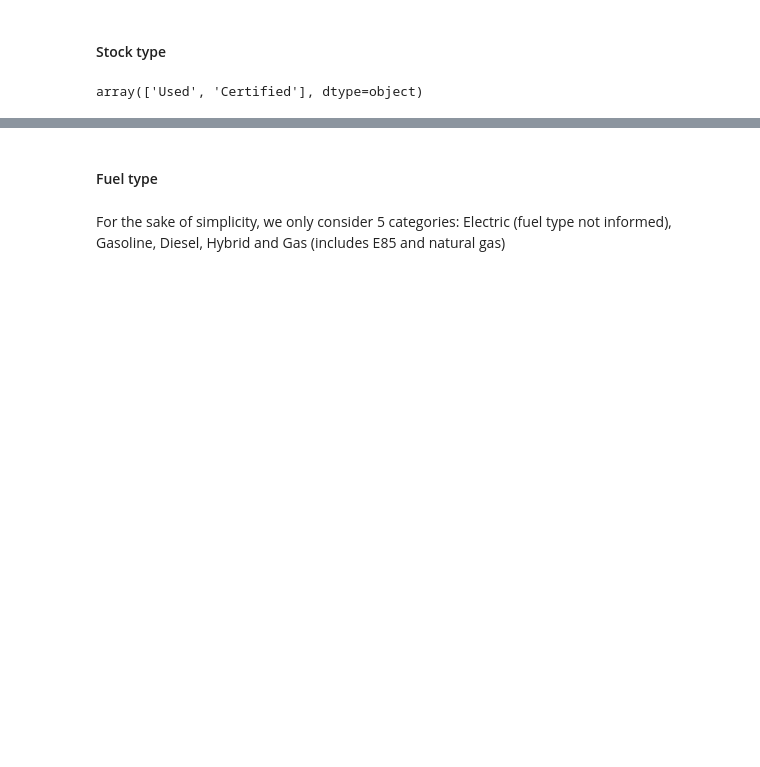
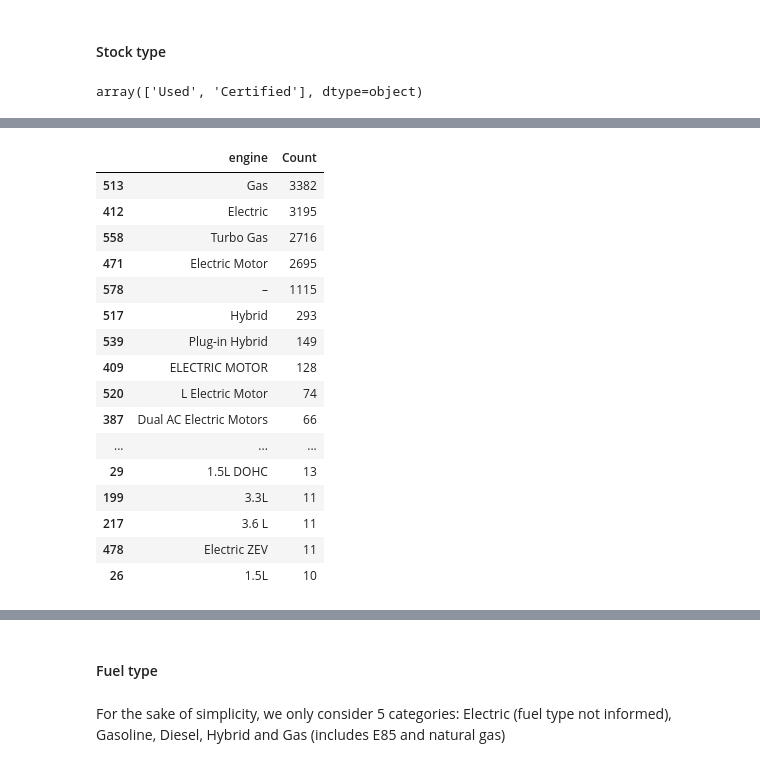
Before and after one commit to jcllanu/residual-value, a Jupyter notebook: residual_value_model.ipynb, the cells around one changed output, grey strips where cells are left out. Cells and saved outputs as stored; diff of their text form; code cells hidden in the pictures; blank space fills up the shorter version.

```diff
--- a/residual_value_model.ipynb
+++ b/residual_value_model.ipynb
@@ -675,0 +533,42 @@ df['model_v2'] = df.apply(get_model, axis=1)
+# %%
+def get_right_hand_side_cylinders(text):
+    result=""
+    for char in text:
+        if char.isdigit():
+            result += char
+        elif char =='.':
+            return "" #This number has nothing to do with cylinders
+        elif char =='V':
+            return "" #This is the number of valves
+        else:
+            break  # Stop when we encounter a non-number, non-dot character, or a second dot
+    return result
+
+def get_left_hand_side_cylinders(text):
+    result=""
+    for char in text[::-1]:
+        if char.isdigit():
+            result = char + result
+        elif char =='.':
+            return "" #This number has nothing to do with cylinders
+        else:
+            break  # Stop when we encounter a non-number, non-dot character, or a second dot
+    return result
+
+def get_engine_cylinders(text):
+    possible_splitters=['Inline-','Flat-', 'Inline','Flat','Transverse','I-', 'V-', 'W-', 'H-', 'L-', 'l-', 'IC', 'VR', 'I', 'H', 'V',  'T', 'L', 'F']
+    for splitter in possible_splitters:
+        for i in range(text.count(splitter)):
+            cylinders=get_right_hand_side_cylinders(text.split(splitter)[i+1].strip())
+
+            if cylinders.isdigit() and 0<=int(cylinders)<=16 and "VALVE" not in text.split(splitter)[i+1].upper()[:9]:
+                return int(cylinders)
+
+    possible_splitters=['-CYL', 'CYL']
+    for splitter in possible_splitters:
+        for i in range(text.upper().count(splitter)):
+            cylinders=get_left_hand_side_cylinders(text.upper().split(splitter)[i].strip())
+            if cylinders.isdigit() and 0<=int(cylinders)<=16:
+                return int(cylinders)
+    return None
+df['engine_cylinders']=df['engine'].apply(get_engine_cylinders)
@@ -675,0 +598,21 @@ df['model_v2'] = df.apply(get_model, axis=1)
+# %%
+#The majority of the above listed are electric or hybrid engines
+df[df['engine_cylinders'].isnull()].groupby(['engine'], dropna=False).size().reset_index(name='Count').sort_values(by='Count', ascending=False).head(50)
+# %% [output]
+|  | engine | Count |
+| 513 | Gas | 3382 |
+| 412 | Electric | 3195 |
+| 558 | Turbo Gas | 2716 |
+| 471 | Electric Motor | 2695 |
+| 578 | – | 1115 |
+| 517 | Hybrid | 293 |
+| 539 | Plug-in Hybrid | 149 |
+| 409 | ELECTRIC MOTOR | 128 |
+| 520 | L Electric Motor | 74 |
+| 387 | Dual AC Electric Motors | 66 |
+| ... | ... | ... |
+| 29 | 1.5L DOHC | 13 |
+| 199 | 3.3L | 11 |
+| 217 | 3.6 L | 11 |
+| 478 | Electric ZEV | 11 |
+| 26 | 1.5L | 10 |
```
Also changed, not shown: parts of 25 cells of this notebook, 25 other files.
